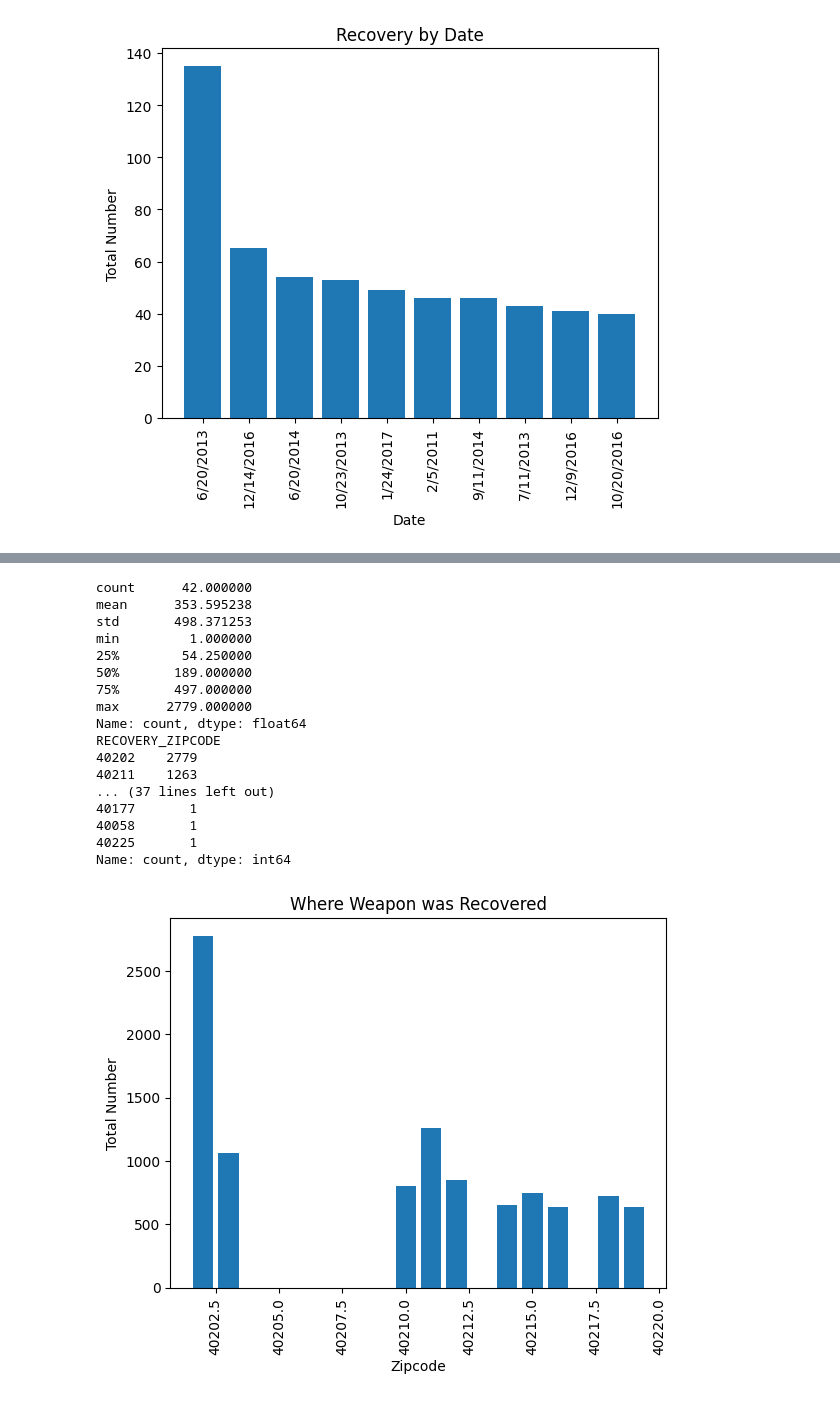
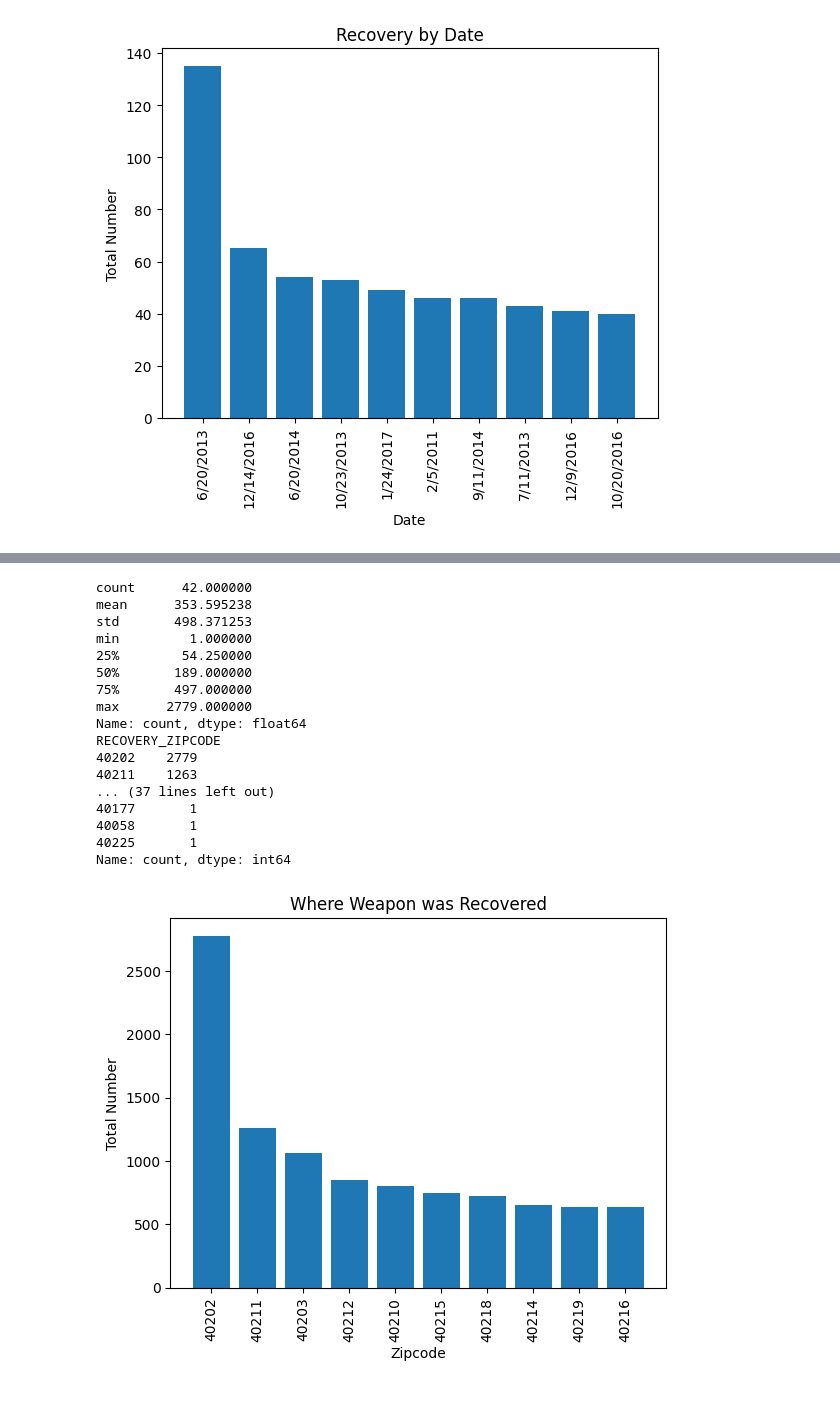
Before and after one commit to btrush01/Recovered_Firearms, a Jupyter notebook: Notebooks/Exploratory_Data_Analysis.ipynb, the cells around one changed output, grey strips where cells are left out. Saved outputs shown, nothing was run; the diff lists cells and outputs as text; code cells hidden in the pictures.

```diff
--- a/Notebooks/Exploratory_Data_Analysis.ipynb
+++ b/Notebooks/Exploratory_Data_Analysis.ipynb
@@ -360,35 +380,38 @@ KY    14825
 IN        7
 Name: count, dtype: int64
 # %%
-print(df["RECOVERY_ZIPCODE"].value_counts().describe())
-print(df["RECOVERY_ZIPCODE"].value_counts())
+new_df = df
+new_df["RECOVERY_ZIPCODE"] = df["RECOVERY_ZIPCODE"].astype(str)
 
-recovery_zipcode = df.groupby("RECOVERY_ZIPCODE")["RECOVERY_ZIPCODE"].value_counts().sort_values(ascending=False).head(10)
+print(new_df["RECOVERY_ZIPCODE"].value_counts().describe())
+print(new_df["RECOVERY_ZIPCODE"].value_counts())
+
+recovery_zipcode = new_df.groupby("RECOVERY_ZIPCODE")["RECOVERY_ZIPCODE"].value_counts().sort_values(ascending=False).head(10)
 plt.bar(recovery_zipcode.index, recovery_zipcode.values)
 plt.title("Where Weapon was Recovered")
 plt.xlabel("Zipcode")
 plt.xticks(rotation=90)
 plt.ylabel("Total Number")
 plt.show()
 # %% [output]
 count      42.000000
 mean      353.595238
 std       498.371253
 min         1.000000
 25%        54.250000
 50%       189.000000
 75%       497.000000
 max      2779.000000
 Name: count, dtype: float64
 RECOVERY_ZIPCODE
 40202    2779
 40211    1263
 ... (37 lines left out)
 40177       1
 40058       1
 40225       1
 Name: count, dtype: int64
-[figure, old version]
+[figure, new version]
 # %%
 print(df["PERSON_RECOVERED_FROM_RACE"].value_counts().describe())
 print(df["PERSON_RECOVERED_FROM_RACE"].value_counts())
```
Also changed, not shown: parts of 1 cell of this notebook, 3 other files.
